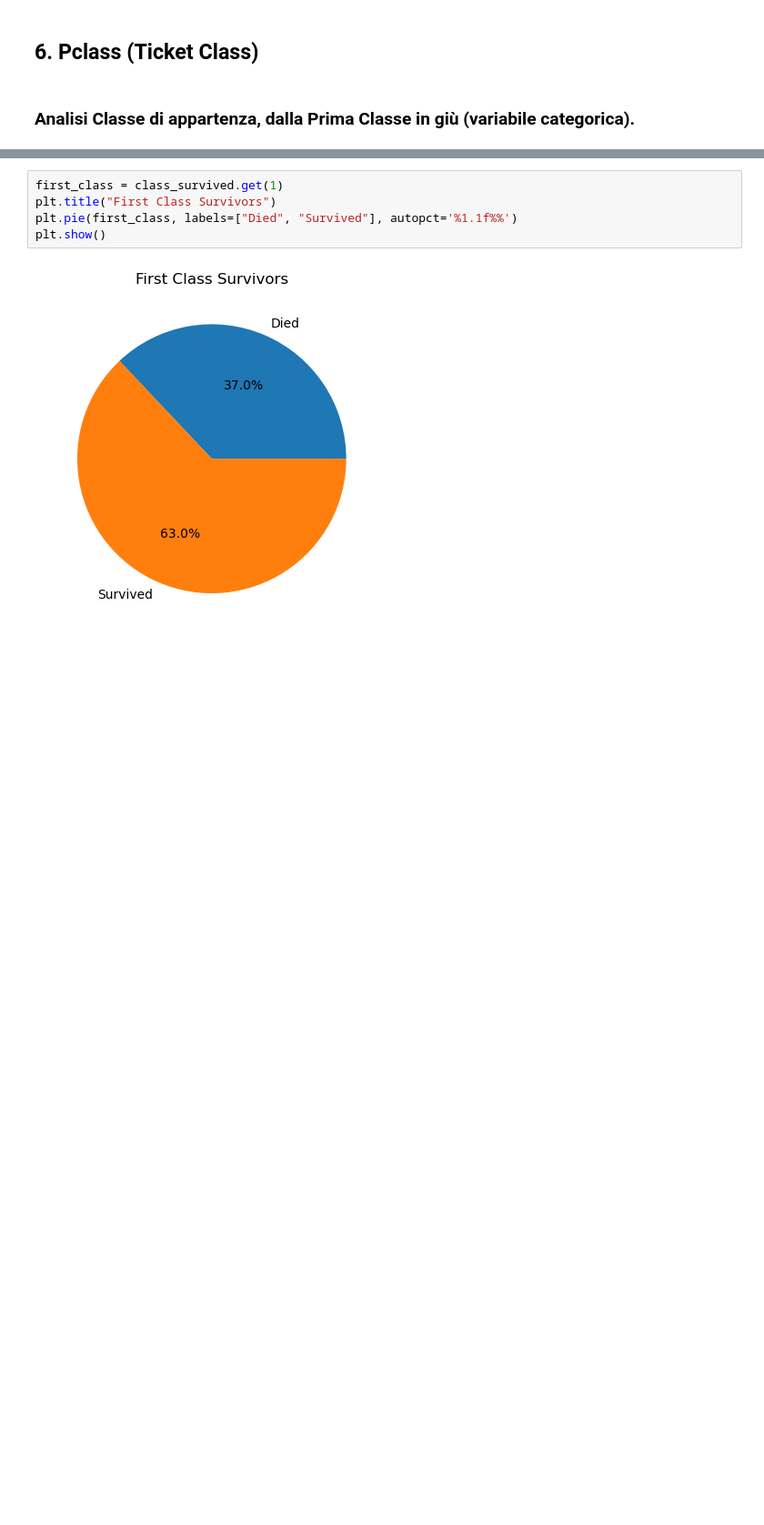
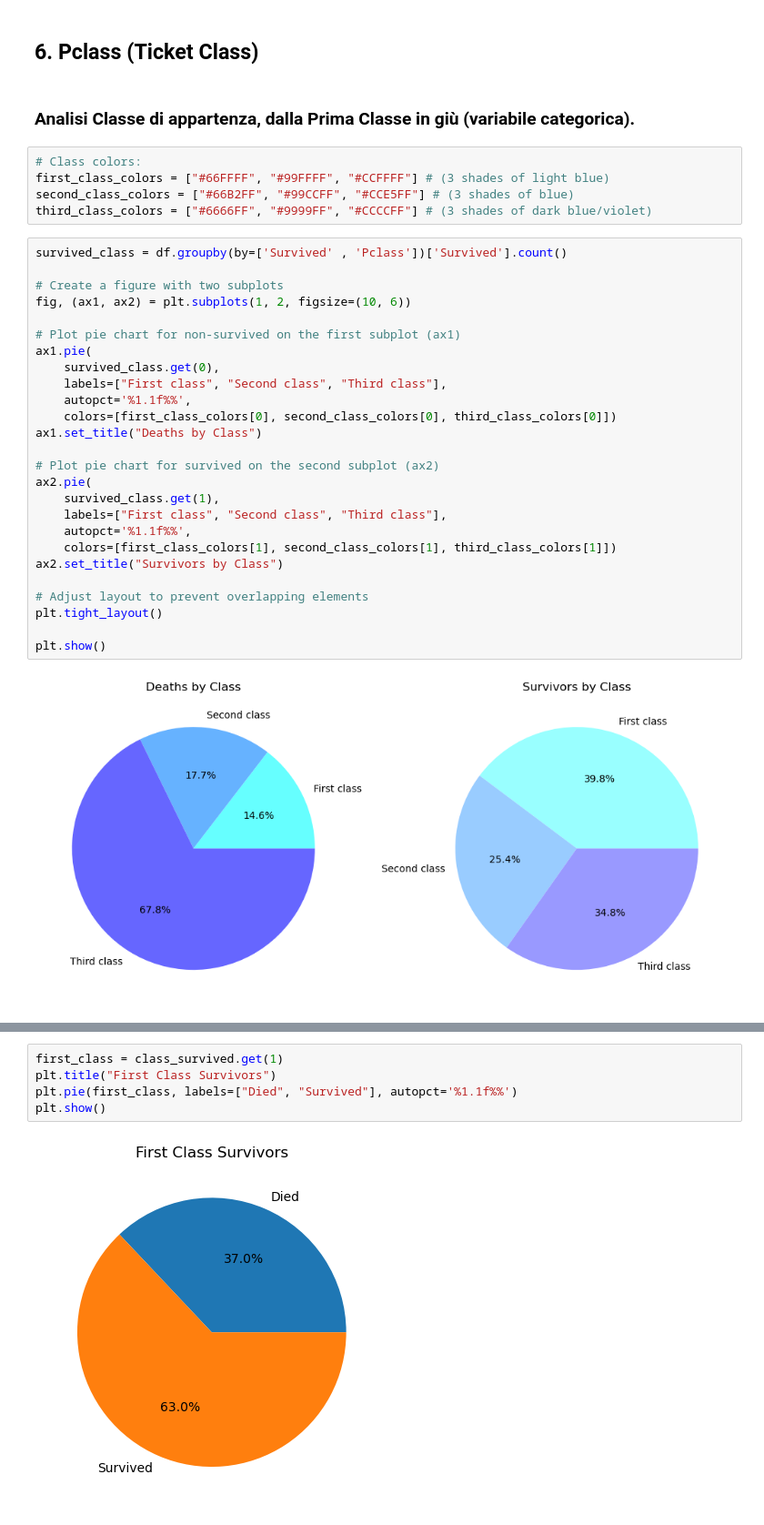
Before and after one commit to davidedigrande/titanic-dataset-eda, a Jupyter notebook: notebook.ipynb, the cells around one changed output, grey strips where cells are left out. Shown: that part at 91% size. Saved outputs shown, nothing was run; the diff lists cells and outputs as text; blank space fills up the shorter version.

Commit message:
Relation between travel class and survivors pie chart

```diff
--- a/notebook.ipynb
+++ b/notebook.ipynb
@@ -187,3 +188,36 @@ Analizziamo un altro tipo di variabile.
 ## 6. Pclass (Ticket Class)
 # %% [markdown]
 ### Analisi Classe di appartenza, dalla Prima Classe in giù (variabile categorica).
+# %%
+# Class colors:
+first_class_colors = ["#66FFFF", "#99FFFF", "#CCFFFF"] # (3 shades of light blue)
+second_class_colors = ["#66B2FF", "#99CCFF", "#CCE5FF"] # (3 shades of blue)
+third_class_colors = ["#6666FF", "#9999FF", "#CCCCFF"] # (3 shades of dark blue/violet)
+# %%
+survived_class = df.groupby(by=['Survived' , 'Pclass'])['Survived'].count()
+
+# Create a figure with two subplots
+fig, (ax1, ax2) = plt.subplots(1, 2, figsize=(10, 6))
+
+# Plot pie chart for non-survived on the first subplot (ax1)
+ax1.pie(
+    survived_class.get(0),
+    labels=["First class", "Second class", "Third class"],
+    autopct='%1.1f%%',
+    colors=[first_class_colors[0], second_class_colors[0], third_class_colors[0]])
+ax1.set_title("Deaths by Class")
+
+# Plot pie chart for survived on the second subplot (ax2)
+ax2.pie(
+    survived_class.get(1),
+    labels=["First class", "Second class", "Third class"],
+    autopct='%1.1f%%',
+    colors=[first_class_colors[1], second_class_colors[1], third_class_colors[1]])
+ax2.set_title("Survivors by Class")
+
+# Adjust layout to prevent overlapping elements
+plt.tight_layout()
+
+plt.show()
+# %% [output]
+[figure, added]
```
Also changed, not shown: parts of 7 cells of this notebook.
